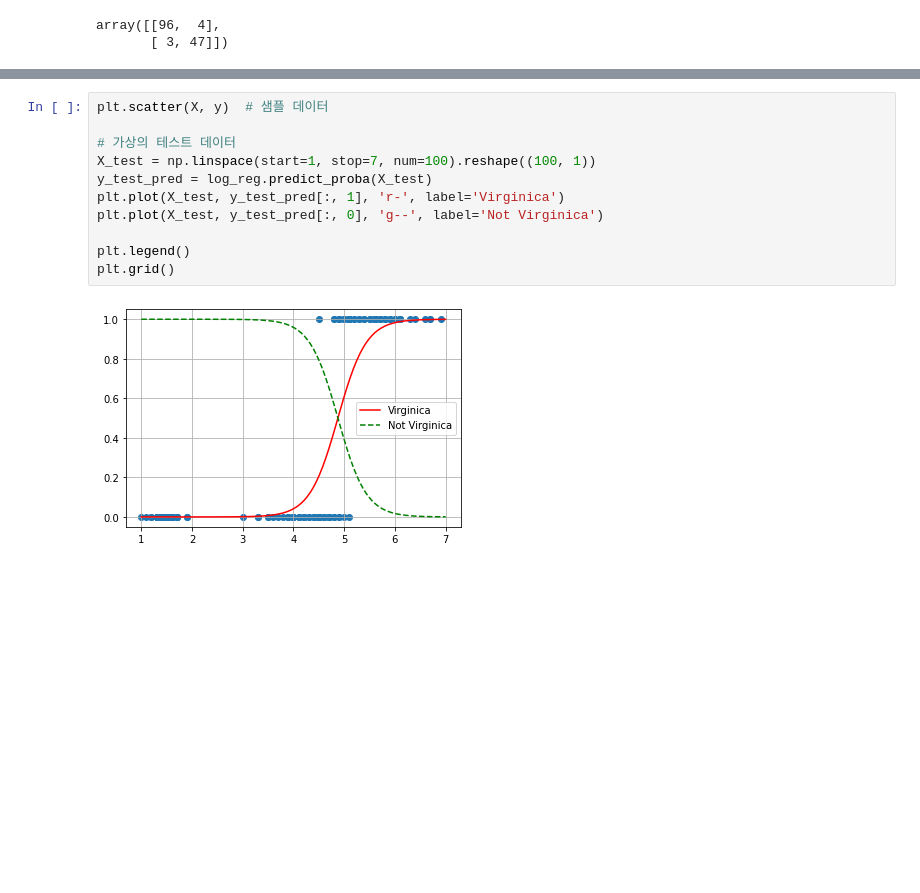
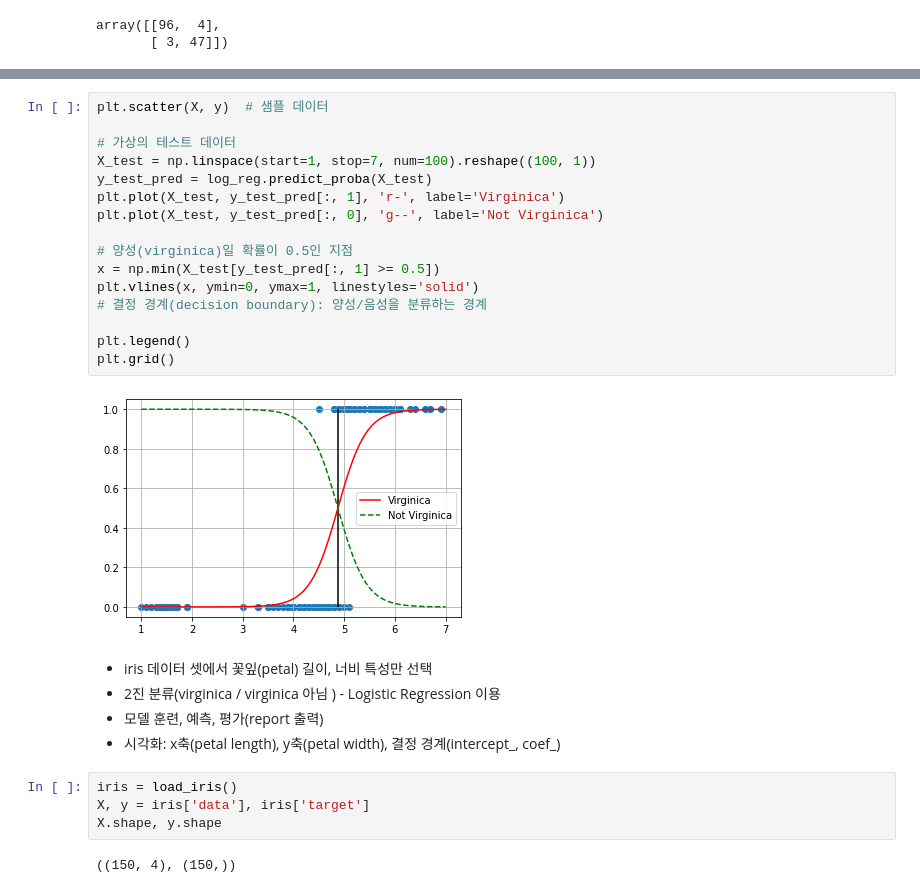
Before and after one commit to JakeOh/202007_itw_bd18, a Jupyter notebook: lab_ml/ml06_logistic_regression.ipynb, the cells around one changed output, grey strips where cells are left out. Cells and saved outputs as stored; diff of their text form; blank space fills up the shorter version.

```diff
--- a/lab_ml/ml06_logistic_regression.ipynb
+++ b/lab_ml/ml06_logistic_regression.ipynb
@@ -141,13 +159,29 @@ array([[96,  4],
 # %%
 plt.scatter(X, y)  # 샘플 데이터
 
 # 가상의 테스트 데이터
 X_test = np.linspace(start=1, stop=7, num=100).reshape((100, 1))
 y_test_pred = log_reg.predict_proba(X_test)
 plt.plot(X_test, y_test_pred[:, 1], 'r-', label='Virginica')
 plt.plot(X_test, y_test_pred[:, 0], 'g--', label='Not Virginica')
 
+# 양성(virginica)일 확률이 0.5인 지점
+x = np.min(X_test[y_test_pred[:, 1] >= 0.5])
+plt.vlines(x, ymin=0, ymax=1, linestyles='solid')
+# 결정 경계(decision boundary): 양성/음성을 분류하는 경계
+
 plt.legend()
 plt.grid()
 # %% [output]
-[figure, old version]
+[figure, new version]
+# %% [markdown]
+* iris 데이터 셋에서 꽃잎(petal) 길이, 너비 특성만 선택
+* 2진 분류(virginica / virginica 아님 ) - Logistic Regression 이용
+* 모델 훈련, 예측, 평가(report 출력)
+* 시각화: x축(petal length), y축(petal width), 결정 경계(intercept_, coef_)
+# %%
+iris = load_iris()
+X, y = iris['data'], iris['target']
+X.shape, y.shape
+# %% [output]
+((150, 4), (150,))
```
Also changed, not shown: parts of 28 cells of this notebook.
